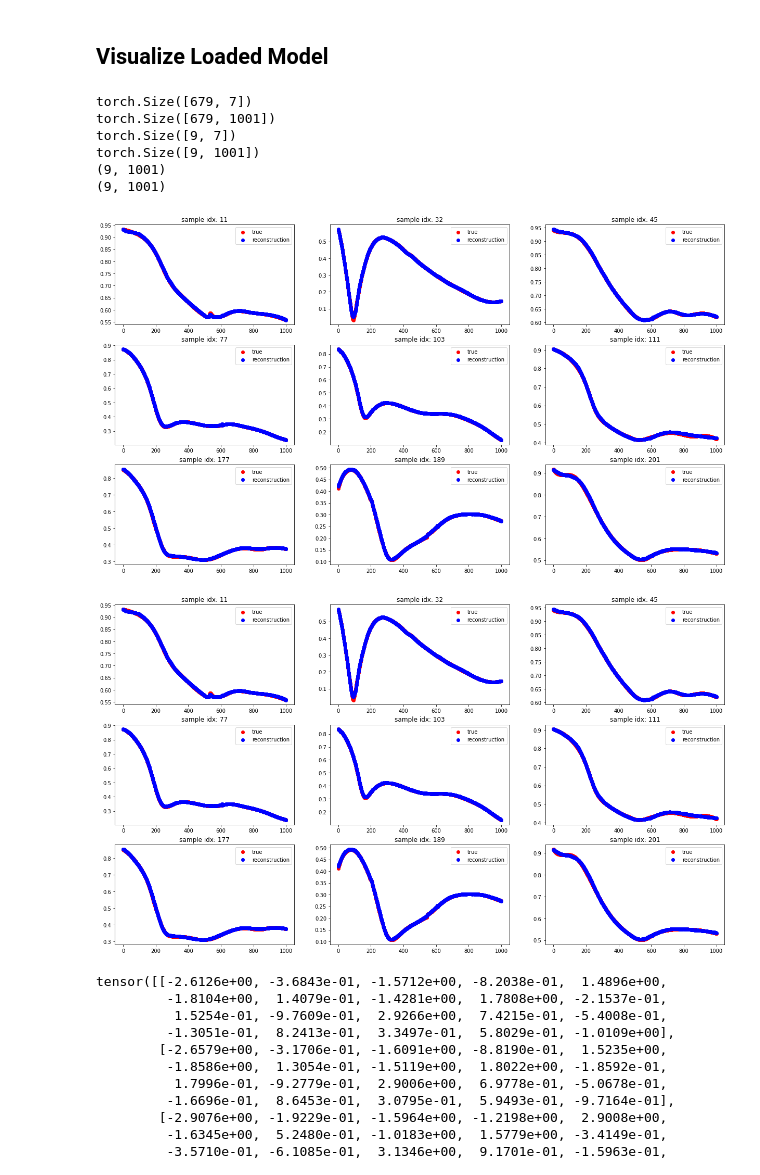
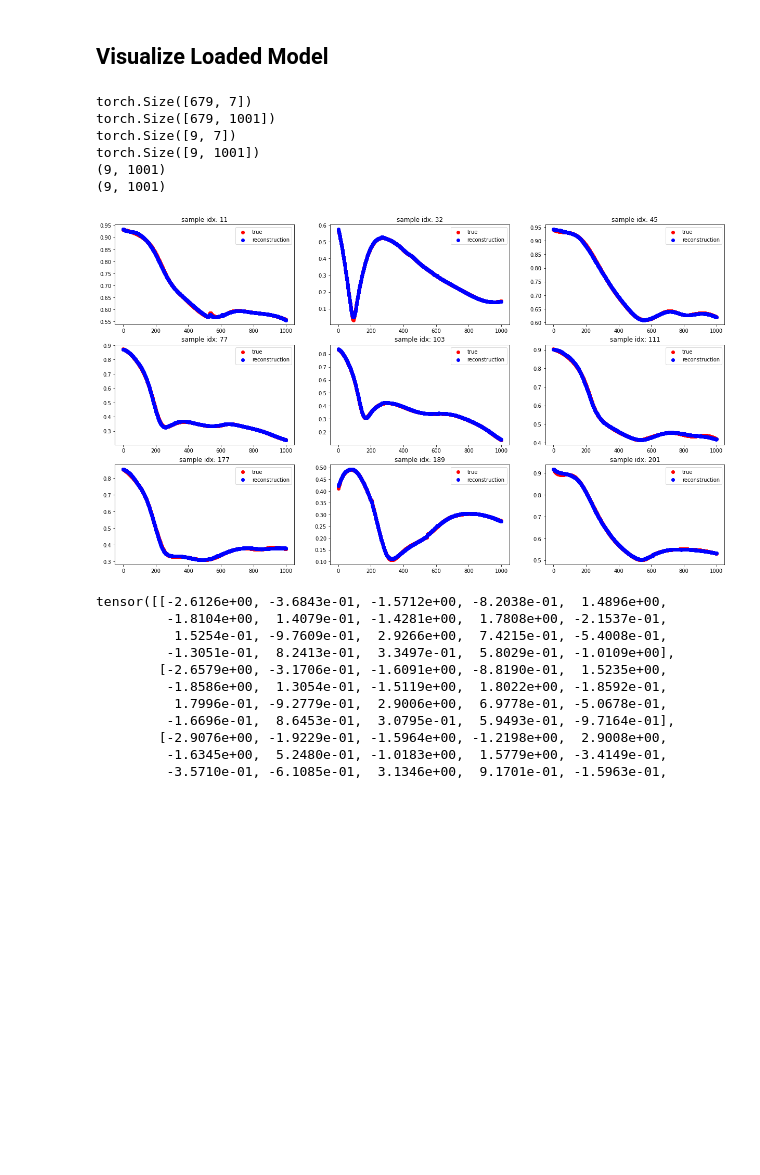
Before and after one commit to GuoyaoShen/DiatomDL, a Jupyter notebook: autoencoder_v_1_0.ipynb, the cells around one changed output. Drawn from its saved outputs; the diff is of its cells as text; code cells hidden in the pictures; blank space fills up the shorter version.

Commit message:
finish autoencoder network training pipeline

```diff
--- a/autoencoder_v_1_0.ipynb
+++ b/autoencoder_v_1_0.ipynb
@@ -378,19 +389,18 @@ MODEL SAVED
 # %% [markdown]
 # Load Model (Optional)
 # %%
-# # PATH_MODEL = '/content/drive/My Drive/BU Class/Research/BioDL_Project/model/densenet7_forward_R_E2000.pt'
-# PATH_MODEL = '/content/drive/My Drive/BU Class/Research/BioDL_Project/model/densetransnet10_forward_RT_E2000.pt'
+PATH_MODEL = '/content/drive/My Drive/BU Class/Research/BioDL_Project/model/autoencoder_fc_dim10_E2000.pt'
 
-# device = torch.device("cuda:0" if torch.cuda.is_available() else "cpu")
+device = torch.device("cuda:0" if torch.cuda.is_available() else "cpu")
 
-# # net_dense = NetDense(11,1001)
-# # net_dense.load_state_dict(torch.load(PATH_MODEL))
-# net_dense = torch.load(PATH_MODEL)
-# net_dense = net_dense.to(device)
-# net_dense.eval()
+# net_dense = NetDense(11,1001)
+# net_dense.load_state_dict(torch.load(PATH_MODEL))
+net_autoencoder = torch.load(PATH_MODEL)
+net_autoencoder = net_autoencoder.to(device)
+net_autoencoder.eval()
 
-# print('MODEL LOADED')
-# print(device)
+print('MODEL LOADED')
+print(device)
 # %% [output]
 MODEL LOADED
 cuda:0
@@ -407,46 +417,45 @@ y_test = tensor_y[idx_test,:]
 print(X_test.shape)
 print(y_test.shape)
 
 y_test = y_test.to(device)
-y_test_reconstruct, y_hidden = net_dense(y_test)
+y_test_reconstruct, y_hidden = net_autoencoder(y_test)
 
 y_test_np = y_test.cpu().detach().numpy()
 y_test_reconstruct_np = y_test_reconstruct.cpu().detach().numpy()
 print(y_test_np.shape)
 print(y_test_reconstruct_np.shape)
 
 
 plt.figure(1, figsize=(21,12))
 plt.title('R')
 for idx_fig in range(9):
     plt.subplot(3, 3, idx_fig+1)
     # plt.scatter(np.arange(y_test_np.shape[2]), y_test_np[idx_fig,0,:], c='r')
     # plt.scatter(np.arange(y_test_reconstruct_np.shape[2]), y_test_reconstruct_np[idx_fig,0,:], c='b')
     plt.scatter(np.arange(y_test_np.shape[1]), y_test_np[idx_fig,:], c='r')
     plt.scatter(np.arange(y_test_reconstruct_np.shape[1]), y_test_reconstruct_np[idx_fig,:], c='b')
     plt.legend(('true', 'reconstruction'))
     plt.title('sample idx: '+str(idx_test[idx_fig]))
 
 
-plt.figure(2, figsize=(21,12))
-plt.title('T')
-for idx_fig in range(9):
-    plt.subplot(3, 3, idx_fig+1)
-    # plt.scatter(np.arange(y_test_np.shape[2]), y_test_np[idx_fig,1,:], c='r')
-    # plt.scatter(np.arange(y_test_reconstruct_np.shape[2]), y_test_reconstruct_np[idx_fig,1,:], c='b')
-    plt.scatter(np.arange(y_test_np.shape[1]), y_test_np[idx_fig,:], c='r')
-    plt.scatter(np.arange(y_test_reconstruct_np.shape[1]), y_test_reconstruct_np[idx_fig,:], c='b')
-    plt.legend(('true', 'reconstruction'))
-    plt.title('sample idx: '+str(idx_test[idx_fig]))
+# plt.figure(2, figsize=(21,12))
+# plt.title('T')
+# for idx_fig in range(9):
+#     plt.subplot(3, 3, idx_fig+1)
+#     # plt.scatter(np.arange(y_test_np.shape[2]), y_test_np[idx_fig,1,:], c='r')
+#     # plt.scatter(np.arange(y_test_reconstruct_np.shape[2]), y_test_reconstruct_np[idx_fig,1,:], c='b')
+#     plt.scatter(np.arange(y_test_np.shape[1]), y_test_np[idx_fig,:], c='r')
+#     plt.scatter(np.arange(y_test_reconstruct_np.shape[1]), y_test_reconstruct_np[idx_fig,:], c='b')
+#     plt.legend(('true', 'reconstruction'))
+#     plt.title('sample idx: '+str(idx_test[idx_fig]))
 # %% [output]
 torch.Size([679, 7])
 torch.Size([679, 1001])
 torch.Size([9, 7])
 torch.Size([9, 1001])
 (9, 1001)
 (9, 1001)
-[figure, old version]
+[figure, new version]
-[figure, removed]
 # %%
 print(y_hidden)  # hidden dim = 20
 # %% [output]
```
Also changed, not shown: parts of 34 cells of this notebook.
